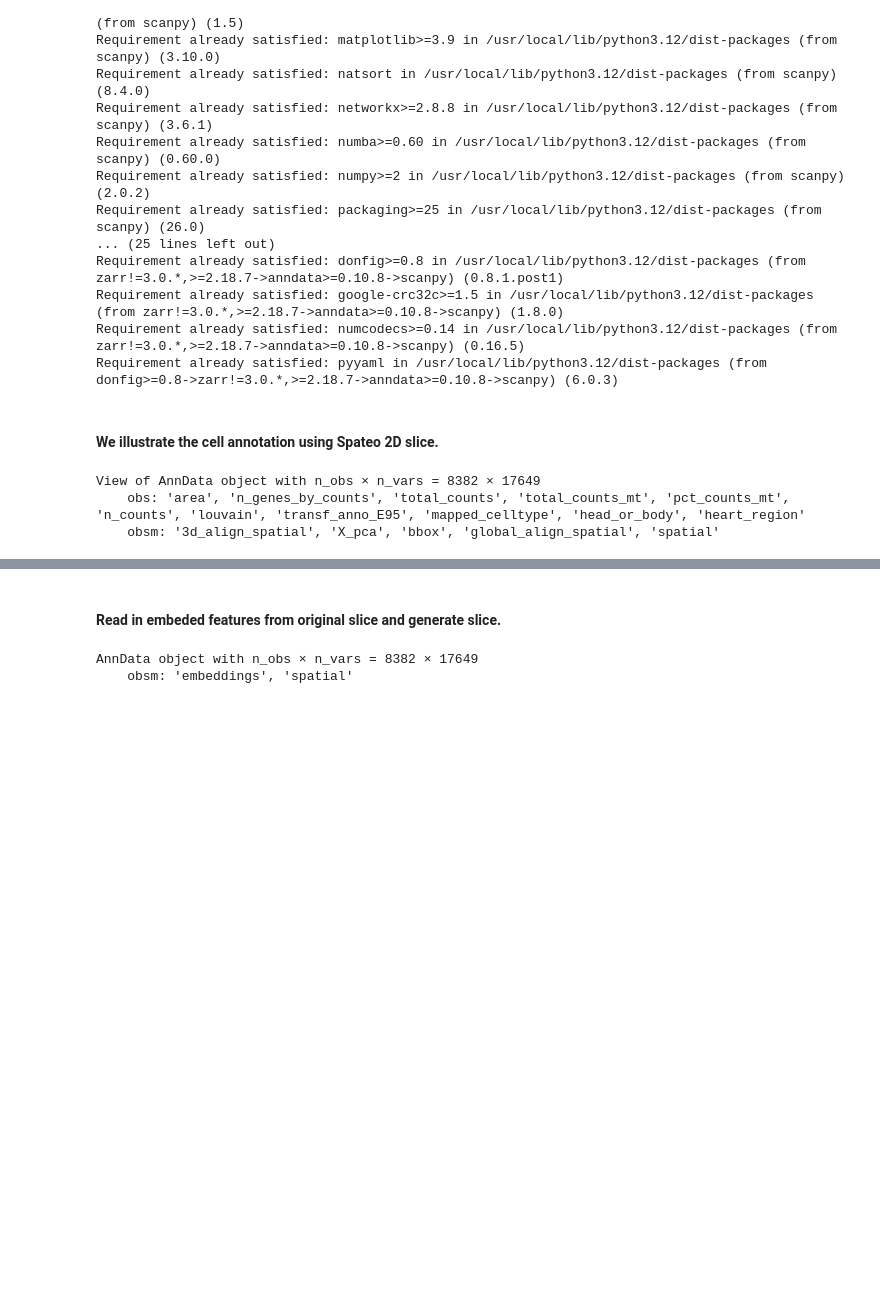
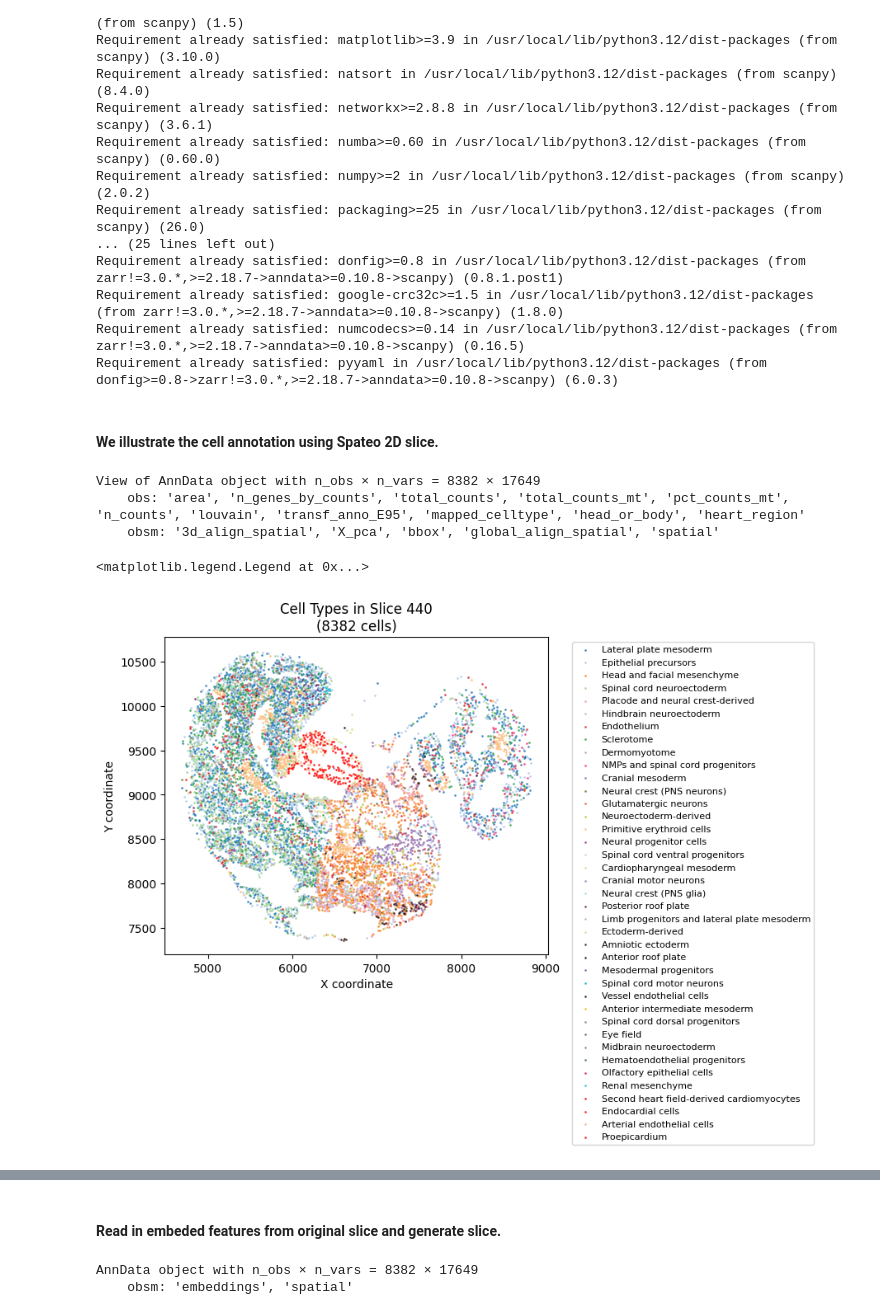
Before and after one commit to lanshui98/UniST-tutorial, a Jupyter notebook: docs/source/cell_annotation.ipynb, the cells around one changed output, grey strips where cells are left out. Cells and saved outputs as stored; diff of their text form; code cells hidden in the pictures; blank space fills up the shorter version.

```diff
--- a/docs/source/cell_annotation.ipynb
+++ b/docs/source/cell_annotation.ipynb
@@ -75,3 +75,51 @@ slice
 View of AnnData object with n_obs × n_vars = 8382 × 17649
     obs: 'area', 'n_genes_by_counts', 'total_counts', 'total_counts_mt', 'pct_counts_mt', 'n_counts', 'louvain', 'transf_anno_E95', 'mapped_celltype', 'head_or_body', 'heart_region'
     obsm: '3d_align_spatial', 'X_pca', 'bbox', 'global_align_spatial', 'spatial'
+# %%
+#### all the cell types
+
+anno_colors = {
+        "Sclerotome": "#2DA048", "Dermomyotome": "#C49C94", "Lateral plate mesoderm": "#1F77B4", "Limb progenitors and lateral plate mesoderm": "#A1C299",
+        "Head and facial mesenchyme": "#F57E20", "Cranial mesoderm": "#9268AC", "Gut mesenchyme": "#8C574C", "Cardiopharyngeal mesoderm": "#DBDB8C",
+        "Renal mesenchyme": "#1DBFCF", "Mesodermal progenitors": "#4C64AE", "Hepatic mesenchyme": "#FF00FF", "Intermediate mesoderm": "#E5E4E2",
+        "Anterior intermediate mesoderm": "#FCB415", "Primitive erythroid cells": "#FCBA78", "Hematoendothelial progenitors": "#456D75",
+        "Endothelium": "#D52928", "Arterial endothelial cells": "#F8A993",  'Liver sinusoidal endothelial cell precursors':"#CAE8E1",
+        "Liver sinusoidal endothelial cells": "#CAE8E1", "Vessel endothelial cells": "#0E1033",
+        "Epithelial precursors": "#AEC7E8", "Placode and neural crest-derived": "#F69696", "Gut": "#4B3B53", "Otic epithelial cells": "#003349",
+        "Olfactory epithelial cells": "#CC1F47", "Amniotic ectoderm": "#352411", "Hepatocytes": "#0C2013", "Ectoderm-derived": "#C7DF92",
+        "Glutamatergic neurons": "#D06327", "Spinal cord motor neurons": "#05A6D8", "Cranial motor neurons": "#A079B6", "Neural progenitor cells": "#A93493",
+        "Spinal cord ventral progenitors": "#E0C4DE", "Spinal cord dorsal progenitors": "#798D66", "Telencephalon neuroectoderm": "#F6B5D1",
+        "Spinal cord neuroectoderm": "#9ED089", "Midbrain neuroectoderm": "#7F7F7F", "Hindbrain neuroectoderm": "#C4B0D5", "Midbrain-hindbrain boundary": "#C7C7C6",
+        "Diencephalon neuroectoderm": "#7B504B", "Hypothalamus neuroectoderm": "#DEEEFA", "Hypothalamus (Sim1+) neuroectoderm": "#038470",
+        "Dorsal telencephalon neuroectoderm": "#124B99", "Neuroectoderm-derived": "#BCBD32", "Anterior floor plate": "#C0B9B2", "Anterior roof plate": "#2B0F1B",
+        "Posterior roof plate": "#6C2062", "Eye field": "#62615A", "NMPs and spinal cord progenitors": "#EE3780", "Neural crest (PNS glia)": "#9FDAE5",
+        "Neural crest (PNS neurons)": "#6B7A34", "LV/atrioventricular canal/common atrium cardiomyocytes": "#FF0000", "Second heart field-derived cardiomyocytes": "#FF0000",
+        "Proepicardium": "#FF0000", "Endocardial cells": "#FF0000"
+}
+# %%
+spatial_coords = slice.obsm['global_align_spatial']
+x_coords = spatial_coords[:, 0]
+y_coords = spatial_coords[:, 1]
+
+cell_types = slice.obs['mapped_celltype']
+
+# Get unique types in this slice
+unique_types = cell_types.unique()
+n_types = len(unique_types)
+
+fig, (ax1) = plt.subplots(1, 1, figsize=(6, 5))
+
+for cell_type in unique_types:
+    mask = cell_types == cell_type
+    ax1.scatter(x_coords[mask], y_coords[mask],
+               c=[anno_colors[cell_type]],
+               label=cell_type,
+               s=1, alpha=0.7)
+
+ax1.set_xlabel('X coordinate')
+ax1.set_ylabel('Y coordinate')
+ax1.set_title(f'Cell Types in Slice 440\n({slice.shape[0]} cells)')
+ax1.legend(bbox_to_anchor=(1.05, 1), loc='upper left', fontsize=8)
+# %% [output]
+<matplotlib.legend.Legend at 0x...>
+[figure, added]
```
Also changed, not shown: parts of 28 cells of this notebook.
